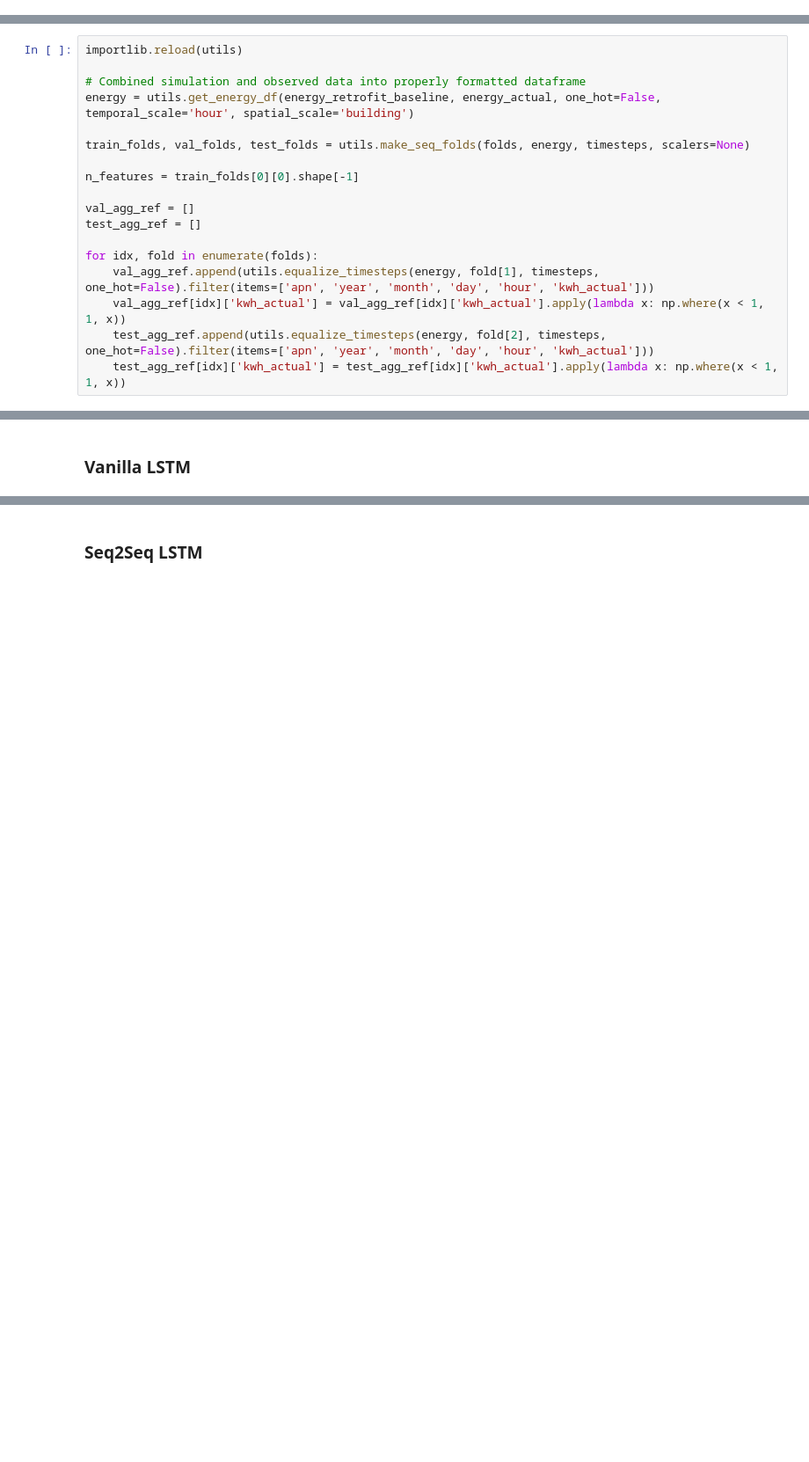
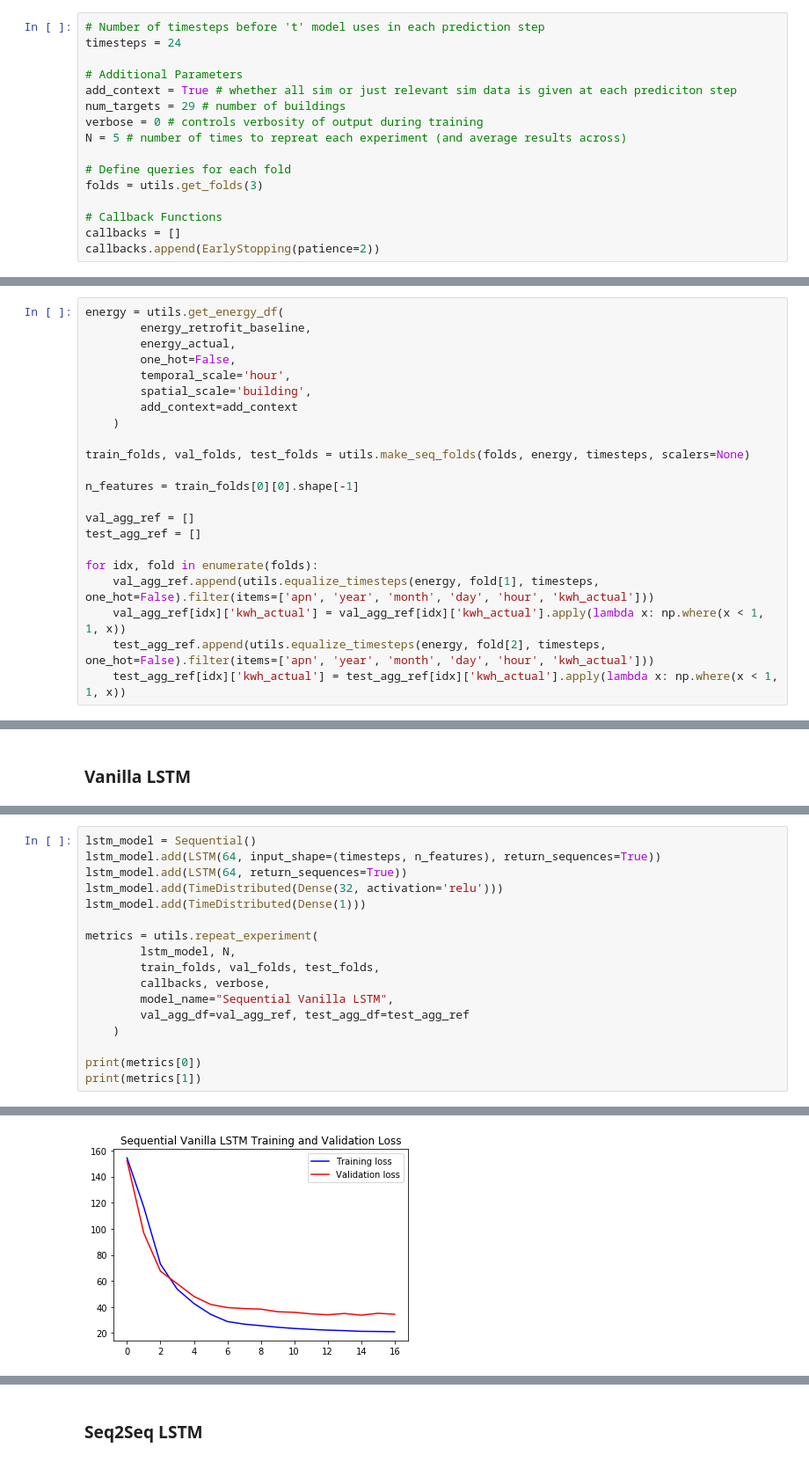
Before and after one commit to Urban-Informatics-Lab/dues-extension, a Jupyter notebook: ml/Experiments.ipynb, the cells around one changed output, grey strips where cells are left out. Shown at 88% size. Drawn from its saved outputs; the diff is of its cells as text; blank space fills up the shorter version.

Commit message:
Clean up code and update metrics output.

```diff
--- a/ml/Experiments.ipynb
+++ b/ml/Experiments.ipynb
@@ -64,0 +28,16 @@ energy_actual = pd.read_csv(PATH_ENERGY_ACTUAL_STATIONARY, dtype=energy_dtype)
+# %%
+# Number of timesteps before 't' model uses in each prediction step
+timesteps = 24
+
+# Additional Parameters
+add_context = True # whether all sim or just relevant sim data is given at each prediciton step
+num_targets = 29 # number of buildings
+verbose = 0 # controls verbosity of output during training
+N = 5 # number of times to repreat each experiment (and average results across)
+
+# Define queries for each fold
+folds = utils.get_folds(3)
+
+# Callback Functions
+callbacks = []
+callbacks.append(EarlyStopping(patience=2))
@@ -578,10 +233,14 @@ KeyboardInterrupt:
 # %% [markdown]
 ## Sequence Experiments
 # %%
-importlib.reload(utils)
-
-# Combined simulation and observed data into properly formatted dataframe
-energy = utils.get_energy_df(energy_retrofit_baseline, energy_actual, one_hot=False, temporal_scale='hour', spatial_scale='building')
+energy = utils.get_energy_df(
+        energy_retrofit_baseline,
+        energy_actual,
+        one_hot=False,
+        temporal_scale='hour',
+        spatial_scale='building',
+        add_context=add_context
+    )
 
 train_folds, val_folds, test_folds = utils.make_seq_folds(folds, energy, timesteps, scalers=None)
 
@@ -741,0 +273,18 @@ Epoch 3/30
+# %%
+lstm_model = Sequential()
+lstm_model.add(LSTM(64, input_shape=(timesteps, n_features), return_sequences=True))
+lstm_model.add(LSTM(64, return_sequences=True))
+lstm_model.add(TimeDistributed(Dense(32, activation='relu')))
+lstm_model.add(TimeDistributed(Dense(1)))
+
+metrics = utils.repeat_experiment(
+        lstm_model, N,
+        train_folds, val_folds, test_folds,
+        callbacks, verbose,
+        model_name="Sequential Vanilla LSTM",
+        val_agg_df=val_agg_ref, test_agg_df=test_agg_ref
+    )
+
+print(metrics[0])
+print(metrics[1])
+# %% [output]
@@ -741,0 +310 @@ Epoch 3/30
+[figure, added]
```
Also changed, not shown: parts of 39 cells of this notebook, 2 other files.
